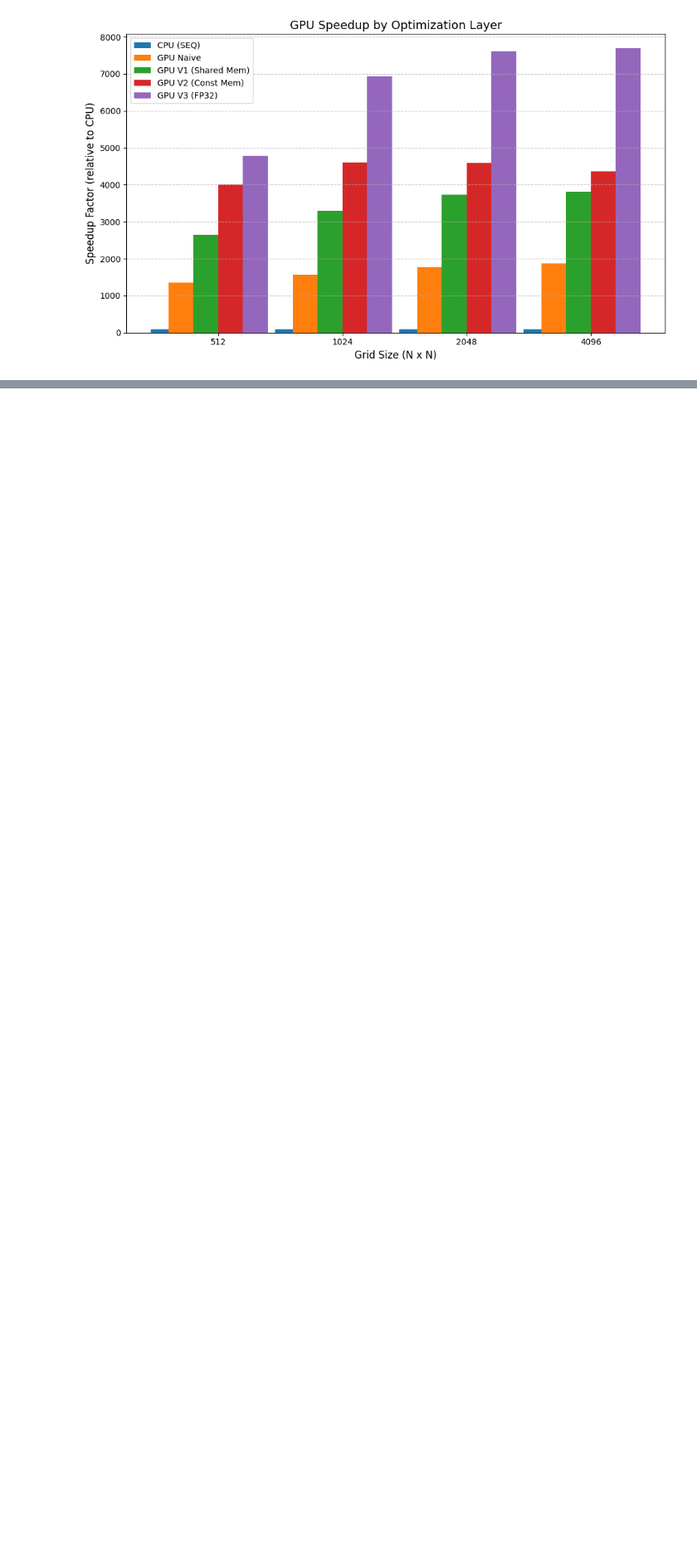
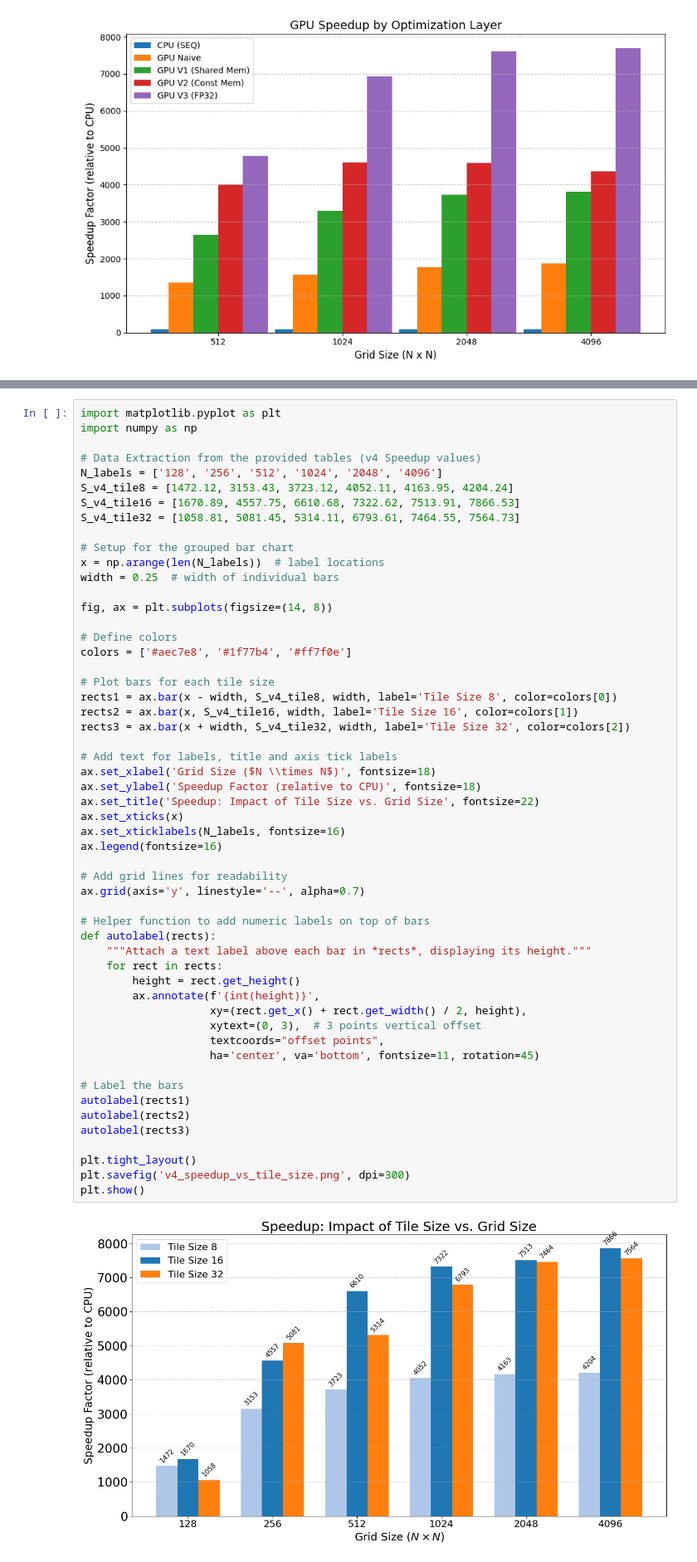
Before and after one commit to GuillemMasdemont/HPC, a Jupyter notebook: labs/03-Assignment2-CUDA/report/plots.ipynb, the cells around one changed output, grey strips where cells are left out. Shown at 83% size. Saved outputs shown, nothing was run; the diff lists cells and outputs as text; blank space fills up the shorter version.

```diff
--- a/labs/03-Assignment2-CUDA/report/plots.ipynb
+++ b/labs/03-Assignment2-CUDA/report/plots.ipynb
@@ -168,0 +169,56 @@ plt.show()
+# %%
+import matplotlib.pyplot as plt
+import numpy as np
+
+# Data Extraction from the provided tables (v4 Speedup values)
+N_labels = ['128', '256', '512', '1024', '2048', '4096']
+S_v4_tile8 = [1472.12, 3153.43, 3723.12, 4052.11, 4163.95, 4204.24]
+S_v4_tile16 = [1670.89, 4557.75, 6610.68, 7322.62, 7513.91, 7866.53]
+S_v4_tile32 = [1058.81, 5081.45, 5314.11, 6793.61, 7464.55, 7564.73]
+
+# Setup for the grouped bar chart
+x = np.arange(len(N_labels))  # label locations
+width = 0.25  # width of individual bars
+
+fig, ax = plt.subplots(figsize=(14, 8))
+
+# Define colors
+colors = ['#aec7e8', '#1f77b4', '#ff7f0e']
+
+# Plot bars for each tile size
+rects1 = ax.bar(x - width, S_v4_tile8, width, label='Tile Size 8', color=colors[0])
+rects2 = ax.bar(x, S_v4_tile16, width, label='Tile Size 16', color=colors[1])
+rects3 = ax.bar(x + width, S_v4_tile32, width, label='Tile Size 32', color=colors[2])
+
+# Add text for labels, title and axis tick labels
+ax.set_xlabel('Grid Size ($N \\times N$)', fontsize=18)
+ax.set_ylabel('Speedup Factor (relative to CPU)', fontsize=18)
+ax.set_title('Speedup: Impact of Tile Size vs. Grid Size', fontsize=22)
+ax.set_xticks(x)
+ax.set_xticklabels(N_labels, fontsize=16)
+ax.legend(fontsize=16)
+
+# Add grid lines for readability
+ax.grid(axis='y', linestyle='--', alpha=0.7)
+
+# Helper function to add numeric labels on top of bars
+def autolabel(rects):
+    """Attach a text label above each bar in *rects*, displaying its height."""
+    for rect in rects:
+        height = rect.get_height()
+        ax.annotate(f'{int(height)}',
+                    xy=(rect.get_x() + rect.get_width() / 2, height),
+                    xytext=(0, 3),  # 3 points vertical offset
+                    textcoords="offset points",
+                    ha='center', va='bottom', fontsize=11, rotation=45)
+
+# Label the bars
+autolabel(rects1)
+autolabel(rects2)
+autolabel(rects3)
+
+plt.tight_layout()
+plt.savefig('v4_speedup_vs_tile_size.png', dpi=300)
+plt.show()
+# %% [output]
+[figure, added]
```
Also changed, not shown: parts of 1 cell of this notebook, 9 other files.
